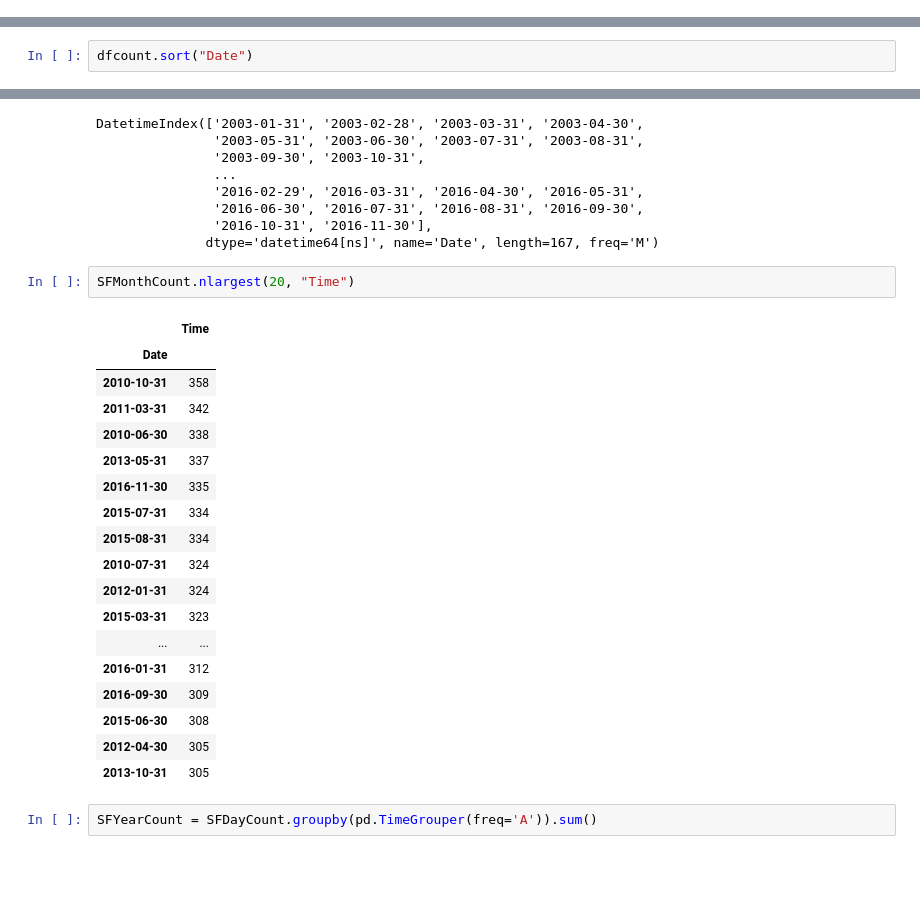
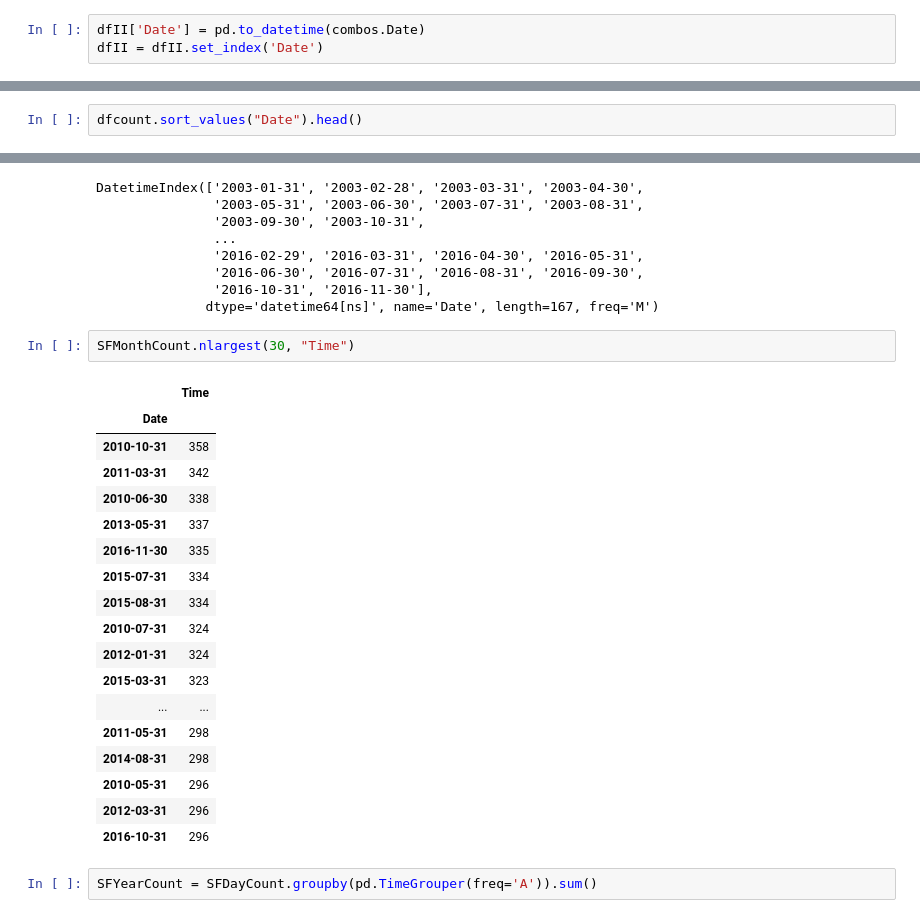
Before and after one commit to kfstieler/ds-sf-29, a Jupyter notebook: projects/final-projects/03-exploratory-analysis/Final_Project_SF_Code.ipynb, the cells around one changed output, grey strips where cells are left out. Drawn from its saved outputs; the diff is of its cells as text; blank space fills up the shorter version.

```diff
--- a/projects/final-projects/03-exploratory-analysis/Final_Project_SF_Code.ipynb
+++ b/projects/final-projects/03-exploratory-analysis/Final_Project_SF_Code.ipynb
@@ -49,0 +68,3 @@ dfII = df.drop('Descript', axis=1)
+# %%
+dfII['Date'] = pd.to_datetime(combos.Date)
+dfII = dfII.set_index('Date')
@@ -54,5 +87,5 @@ dfcount = dfII.drop('DayOfWeek', axis=1)
 # %%
-dfcount.sort("Date")
+dfcount.sort_values("Date").head()
 # %% [output]
 |  | Date | Time |
 | 25965 | 2003-01-01 | 20:10 |
@@ -213,26 +239,26 @@ DatetimeIndex(['2003-01-31', '2003-02-28', '2003-03-31', '2003-04-30',
                '2016-10-31', '2016-11-30'],
               dtype='datetime64[ns]', name='Date', length=167, freq='M')
 # %%
-SFMonthCount.nlargest(20, "Time")
+SFMonthCount.nlargest(30, "Time")
 # %% [output]
 |  | Time |
 | Date |  |
 | 2010-10-31 | 358 |
 | 2011-03-31 | 342 |
 | 2010-06-30 | 338 |
 | 2013-05-31 | 337 |
 | 2016-11-30 | 335 |
 | 2015-07-31 | 334 |
 | 2015-08-31 | 334 |
 | 2010-07-31 | 324 |
 | 2012-01-31 | 324 |
 | 2015-03-31 | 323 |
 | ... | ... |
-| 2016-01-31 | 312 |
-| 2016-09-30 | 309 |
-| 2015-06-30 | 308 |
-| 2012-04-30 | 305 |
-| 2013-10-31 | 305 |
+| 2011-05-31 | 298 |
+| 2014-08-31 | 298 |
+| 2010-05-31 | 296 |
+| 2012-03-31 | 296 |
+| 2016-10-31 | 296 |
 # %%
 SFYearCount = SFDayCount.groupby(pd.TimeGrouper(freq='A')).sum()
 # %%
```
Also changed, not shown: parts of 14 cells of this notebook.
